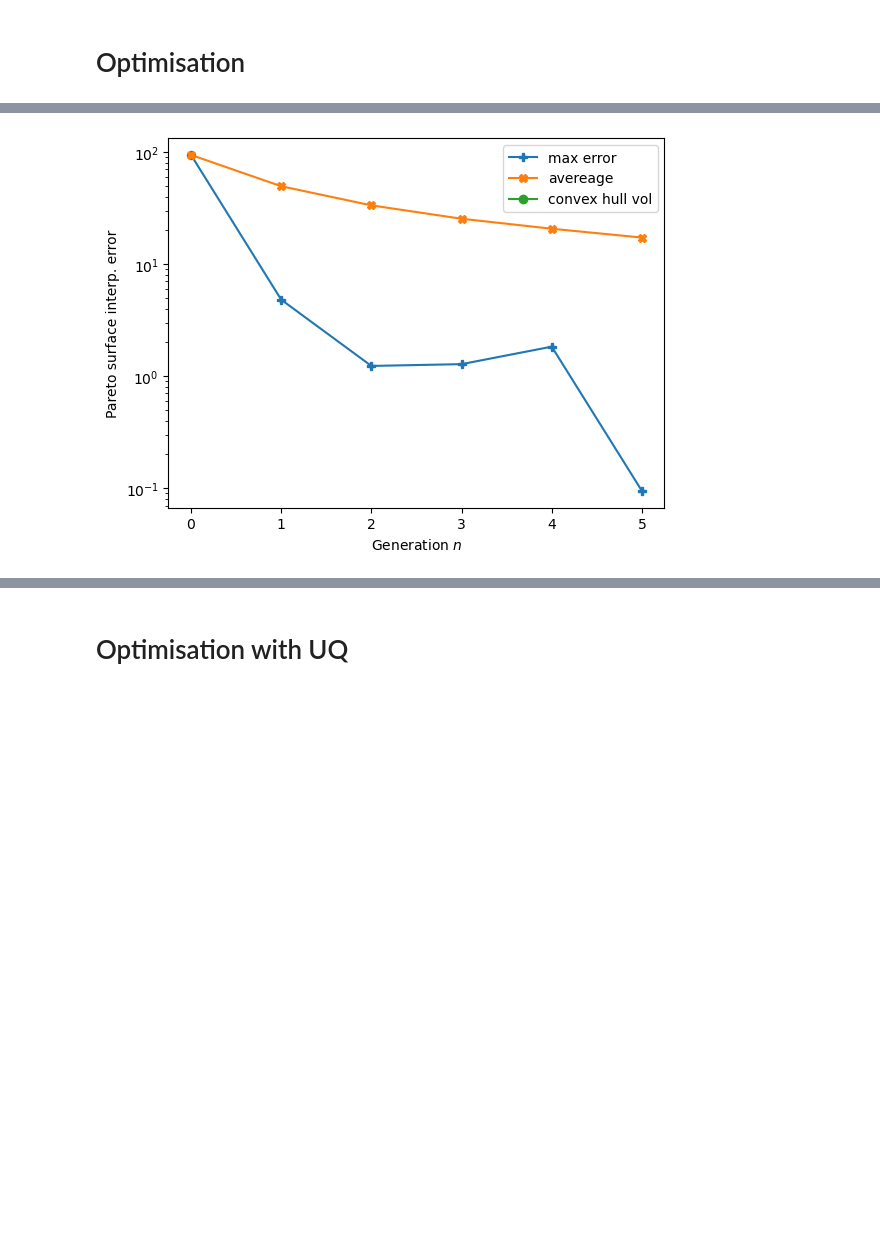
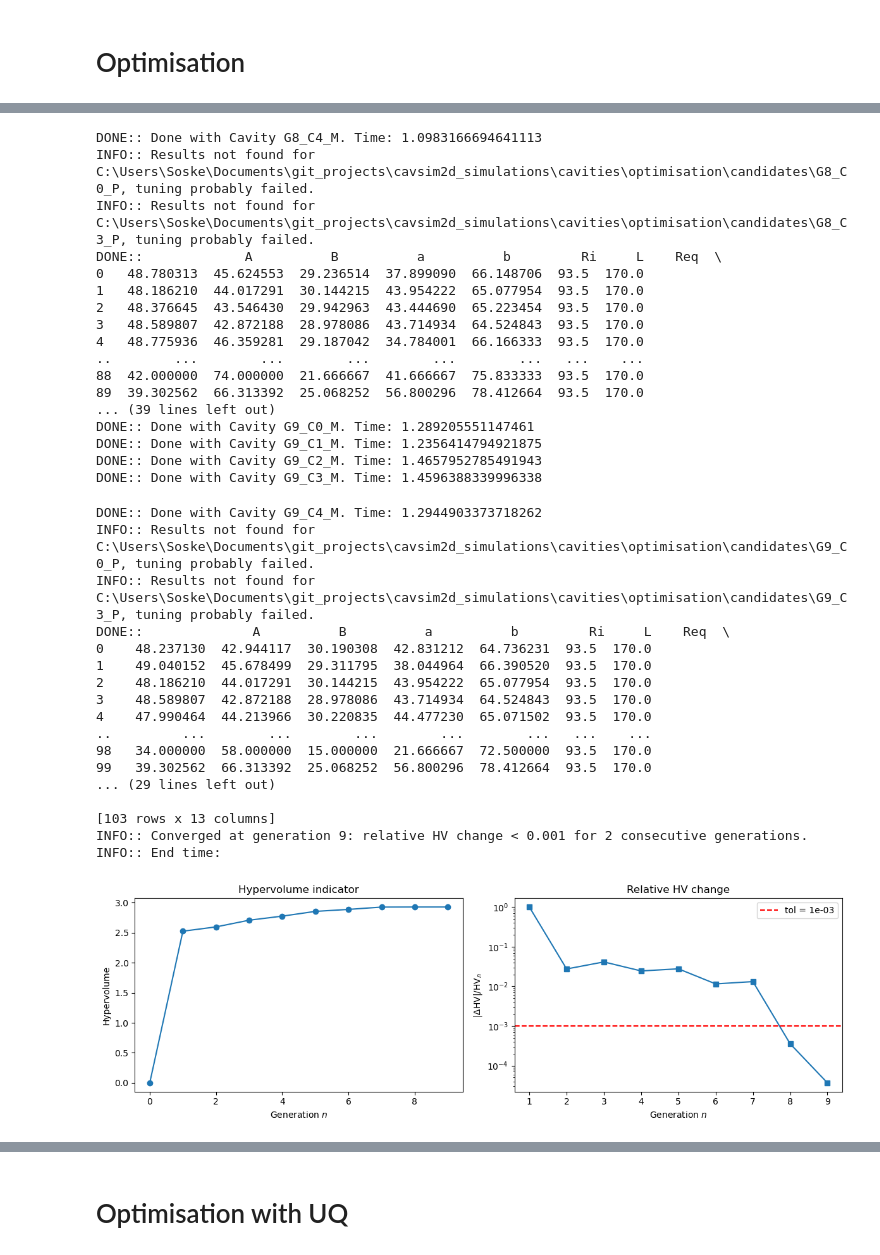
Before and after one commit to Dark-Elektron/cavsim2d, a Jupyter notebook: docs/notebooks/optimisation.ipynb, the cells around one changed output, grey strips where cells are left out. Saved outputs shown, nothing was run; the diff lists cells and outputs as text; code cells hidden in the pictures; blank space fills up the shorter version.

```diff
--- a/docs/notebooks/optimisation.ipynb
+++ b/docs/notebooks/optimisation.ipynb
@@ -13,21 +13,12 @@ plt.ion()
 import pprint
 pp = pprint.PrettyPrinter(indent=4)
 # %%
-cavs = Cavities([])
-# must first save cavities
-cavs.save('D:\Dropbox\CavityDesignHub\MuCol_Study\SimulationData\ConsoleTest')
-cell_type = 'end-end-cell'
+cavs = Cavities(r'C:\Users\Soske\Documents\git_projects\cavsim2d_simulations',
+overwrite=True
+)
+cell_type = 'single-cell'
 
-optimisation_config = {
-    'initial_points': 5,
-    'method': {
-        'LHS': {'seed': 5},
-        # 'Sobol Sequence': {'index': 2},
-        # 'Random': {},
-        # 'Uniform': {},
-        },
-    # 'mid-cell': [1, 2, 3, 3, 6, 5, 2],  # must enter if mid-end cell selected
-    'tune_config': {
+tune_config = {
         'freqs': 801.58,
         'parameters': 'Req',
         'cell_types': cell_type,
@@ -38,19 +29,31 @@ optimisation_config = {
                              'bc': 33,
                              'beampipes': 'both',
                             },
-    },
-    'wakefield_config': {'n_cells': 1, 'n_modules': 1,
+    }
+wakefield_config = {'n_cells': 1, 'n_modules': 1,
                          'MROT': 2, 'MT': 4, 'NFS': 10000, 'UBT': 50, 'bunch_length': 25,
                          'DDR_SIG': 0.1, 'DDZ_SIG': 0.1,
                          'WG_M': None, 'marker': ''
-                        },
+                        }
+
+optimisation_config = {
+    'initial_points': 15,
+    'method': {
+        'LHS': {'seed': 5},
+        # 'Sobol Sequence': {'index': 2},
+        # 'Random': {},
+        # 'Uniform': {},
+        },
+    # 'mid-cell': [1, 2, 3, 3, 6, 5, 2],  # must enter if end-cell selected
+    'tune_config': tune_config,
+    'wakefield_config': wakefield_config,
     'optimisation by': 'pareto',
     'crossover_factor': 5,
     'elites_for_crossover': 2,
     'mutation_factor': 5,
     'chaos_factor': 5,
     'processes': 3,
-    'no_of_generation': 6,
+    'no_of_generation': 50,
     'bounds': {'A': [20.0, 80.0],
                'B': [20.0, 80.0],
                'a': [10.0, 60.0],
@@ -65,7 +68,9 @@ optimisation_config = {
                       # ['min', 'ZL', [1, 2, 5]],
                       # ['min', 'ZT', [1, 2, 5]],
                   ],
-    'weights': [1, 1]#, 1, 1, 1, 1]
+    'weights': [1, 1], #, 1, 1, 1, 1]
+    'hv_tol': 1e-3,
+    'hv_consecutive': 2
 }
 cavs.run_optimisation(optimisation_config)
 # %% [output]
@@ -172 +229,35 @@ INFO:: End time:
+DONE:: Done with Cavity G8_C4_M. Time: 1.0983166694641113
+INFO:: Results not found for C:\Users\Soske\Documents\git_projects\cavsim2d_simulations\cavities\optimisation\candidates\G8_C0_P, tuning probably failed.
+INFO:: Results not found for C:\Users\Soske\Documents\git_projects\cavsim2d_simulations\cavities\optimisation\candidates\G8_C3_P, tuning probably failed.
+DONE::             A          B          a          b         Ri     L    Req  \
+0   48.780313  45.624553  29.236514  37.899090  66.148706  93.5  170.0
+1   48.186210  44.017291  30.144215  43.954222  65.077954  93.5  170.0
+2   48.376645  43.546430  29.942963  43.444690  65.223454  93.5  170.0
+3   48.589807  42.872188  28.978086  43.714934  64.524843  93.5  170.0
+4   48.775936  46.359281  29.187042  34.784001  66.166333  93.5  170.0
+..        ...        ...        ...        ...        ...   ...    ...
+88  42.000000  74.000000  21.666667  41.666667  75.833333  93.5  170.0
+89  39.302562  66.313392  25.068252  56.800296  78.412664  93.5  170.0
+... (39 lines left out)
+DONE:: Done with Cavity G9_C0_M. Time: 1.289205551147461
+DONE:: Done with Cavity G9_C1_M. Time: 1.2356414794921875
+DONE:: Done with Cavity G9_C2_M. Time: 1.4657952785491943
+DONE:: Done with Cavity G9_C3_M. Time: 1.4596388339996338
+DONE:: Done with Cavity G9_C4_M. Time: 1.2944903373718262
+INFO:: Results not found for C:\Users\Soske\Documents\git_projects\cavsim2d_simulations\cavities\optimisation\candidates\G9_C0_P, tuning probably failed.
+INFO:: Results not found for C:\Users\Soske\Documents\git_projects\cavsim2d_simulations\cavities\optimisation\candidates\G9_C3_P, tuning probably failed.
+DONE::              A          B          a          b         Ri     L    Req  \
+0    48.237130  42.944117  30.190308  42.831212  64.736231  93.5  170.0
+1    49.040152  45.678499  29.311795  38.044964  66.390520  93.5  170.0
+2    48.186210  44.017291  30.144215  43.954222  65.077954  93.5  170.0
+3    48.589807  42.872188  28.978086  43.714934  64.524843  93.5  170.0
+4    47.990464  44.213966  30.220835  44.477230  65.071502  93.5  170.0
+..         ...        ...        ...        ...        ...   ...    ...
+98   34.000000  58.000000  15.000000  21.666667  72.500000  93.5  170.0
+99   39.302562  66.313392  25.068252  56.800296  78.412664  93.5  170.0
+... (29 lines left out)
+
+[103 rows x 13 columns]
+INFO:: Converged at generation 9: relative HV change < 0.001 for 2 consecutive generations.
+INFO:: End time:
-[figure, old version]
+[figure, new version]
```
Also changed, not shown: parts of 6 cells of this notebook, 43 other files.
